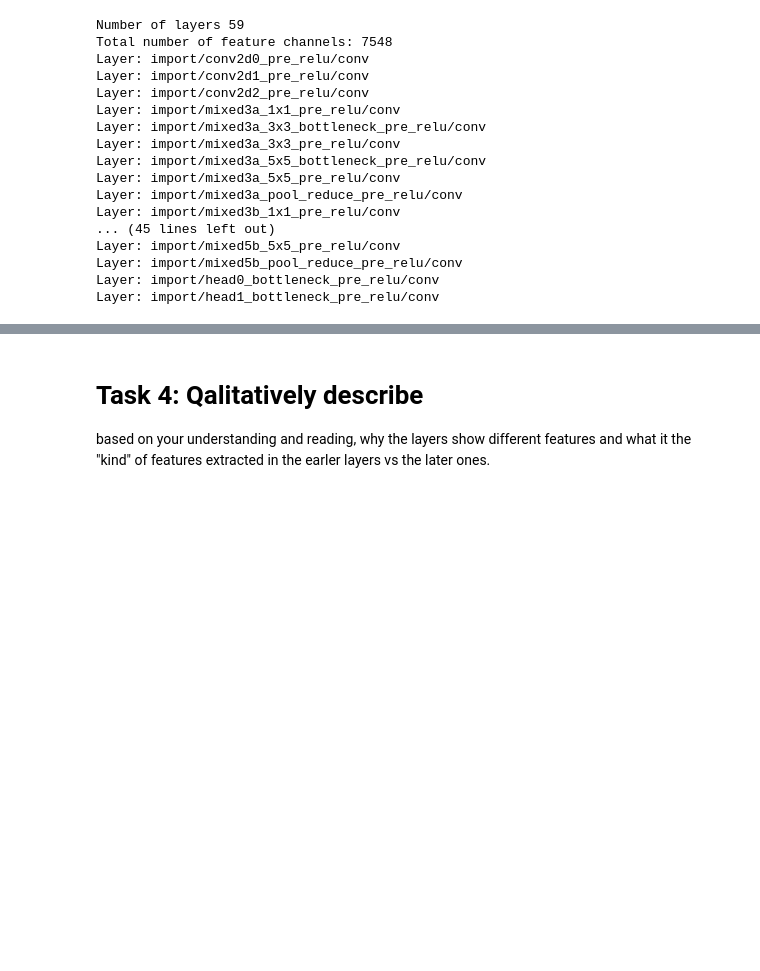
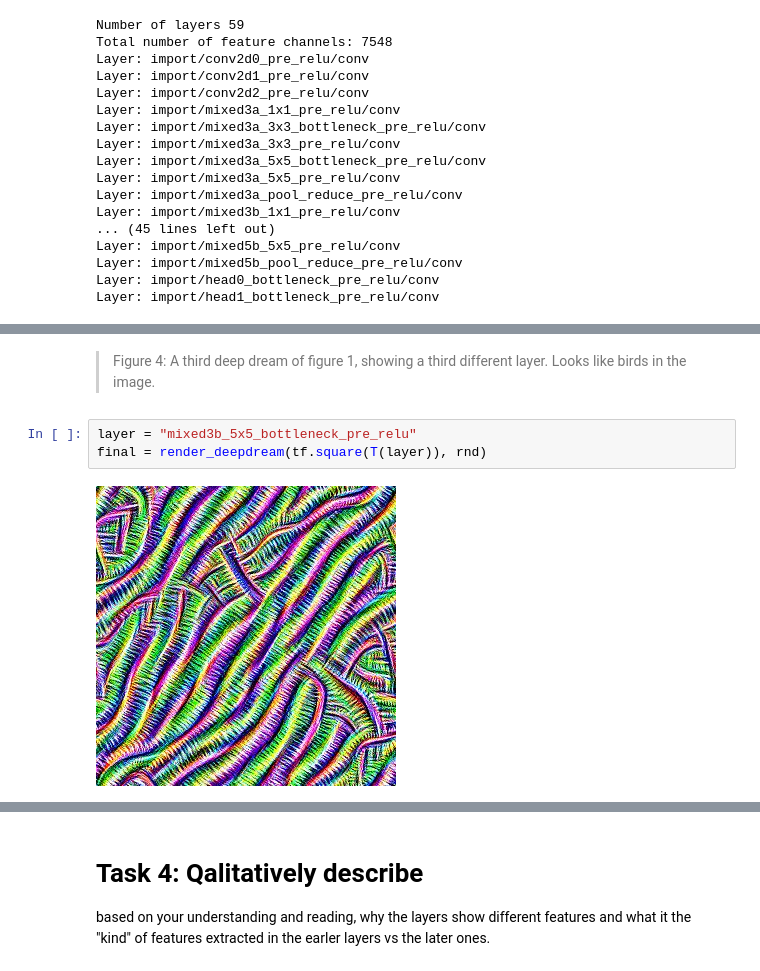
Before and after one commit to Katie-Moses/DSPS_KMoses, a Jupyter notebook: HW10/KMoses_DSPS2025_deepdream.ipynb, the cells around one changed output, grey strips where cells are left out. Drawn from its saved outputs; the diff is of its cells as text; blank space fills up the shorter version.

```diff
--- a/HW10/KMoses_DSPS2025_deepdream.ipynb
+++ b/HW10/KMoses_DSPS2025_deepdream.ipynb
@@ -205,0 +223,7 @@ final = render_deepdream(tf.square(T(layer)), rnd)
+# %% [markdown]
+> Figure 4: A third deep dream of figure 1, showing a third different layer. Looks like birds in the image.
+# %%
+layer = "mixed3b_5x5_bottleneck_pre_relu"
+final = render_deepdream(tf.square(T(layer)), rnd)
+# %% [output]
+[figure, added]
```
Also changed, not shown: parts of 26 cells of this notebook.
